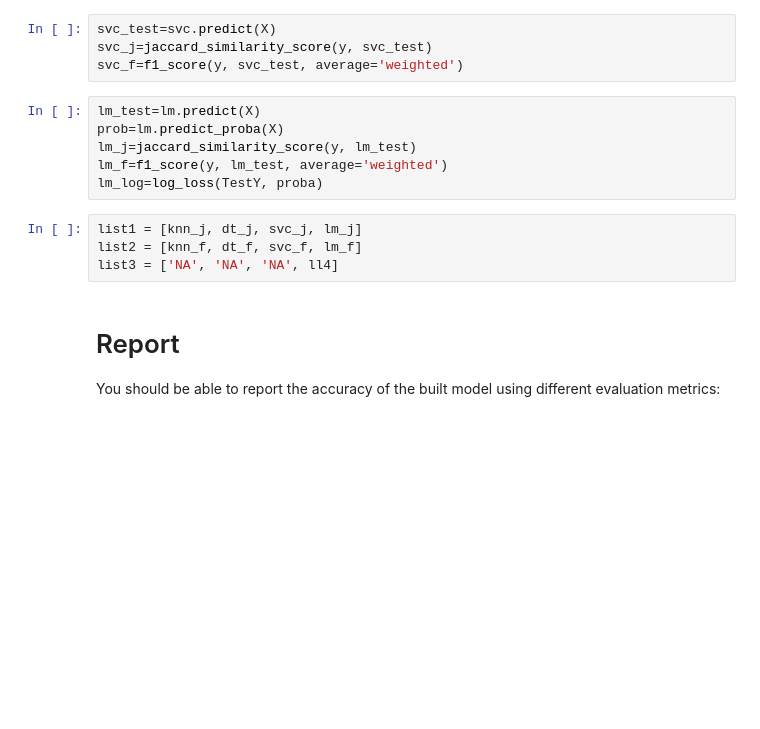
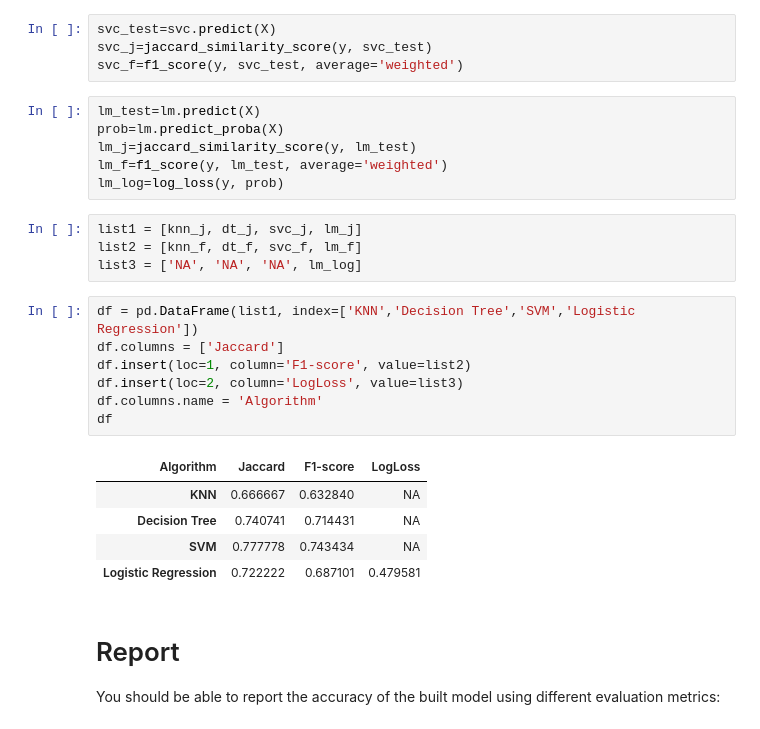
Before and after one commit to ShivaniVaranasi/capstone_ds, a Jupyter notebook: Shivani_notebook1.ipynb, the cells around one changed output. Drawn from its saved outputs; the diff is of its cells as text; blank space fills up the shorter version.

```diff
--- a/Shivani_notebook1.ipynb
+++ b/Shivani_notebook1.ipynb
@@ -562,11 +562,24 @@ lm_test=lm.predict(X)
 prob=lm.predict_proba(X)
 lm_j=jaccard_similarity_score(y, lm_test)
 lm_f=f1_score(y, lm_test, average='weighted')
-lm_log=log_loss(TestY, proba)
+lm_log=log_loss(y, prob)
 # %%
 list1 = [knn_j, dt_j, svc_j, lm_j]
 list2 = [knn_f, dt_f, svc_f, lm_f]
-list3 = ['NA', 'NA', 'NA', ll4]
+list3 = ['NA', 'NA', 'NA', lm_log]
+# %%
+df = pd.DataFrame(list1, index=['KNN','Decision Tree','SVM','Logistic Regression'])
+df.columns = ['Jaccard']
+df.insert(loc=1, column='F1-score', value=list2)
+df.insert(loc=2, column='LogLoss', value=list3)
+df.columns.name = 'Algorithm'
+df
+# %% [output]
+| Algorithm | Jaccard | F1-score | LogLoss |
+| KNN | 0.666667 | 0.632840 | NA |
+| Decision Tree | 0.740741 | 0.714431 | NA |
+| SVM | 0.777778 | 0.743434 | NA |
+| Logistic Regression | 0.722222 | 0.687101 | 0.479581 |
 # %% [markdown]
 # Report
 You should be able to report the accuracy of the built model using different evaluation metrics:
```
